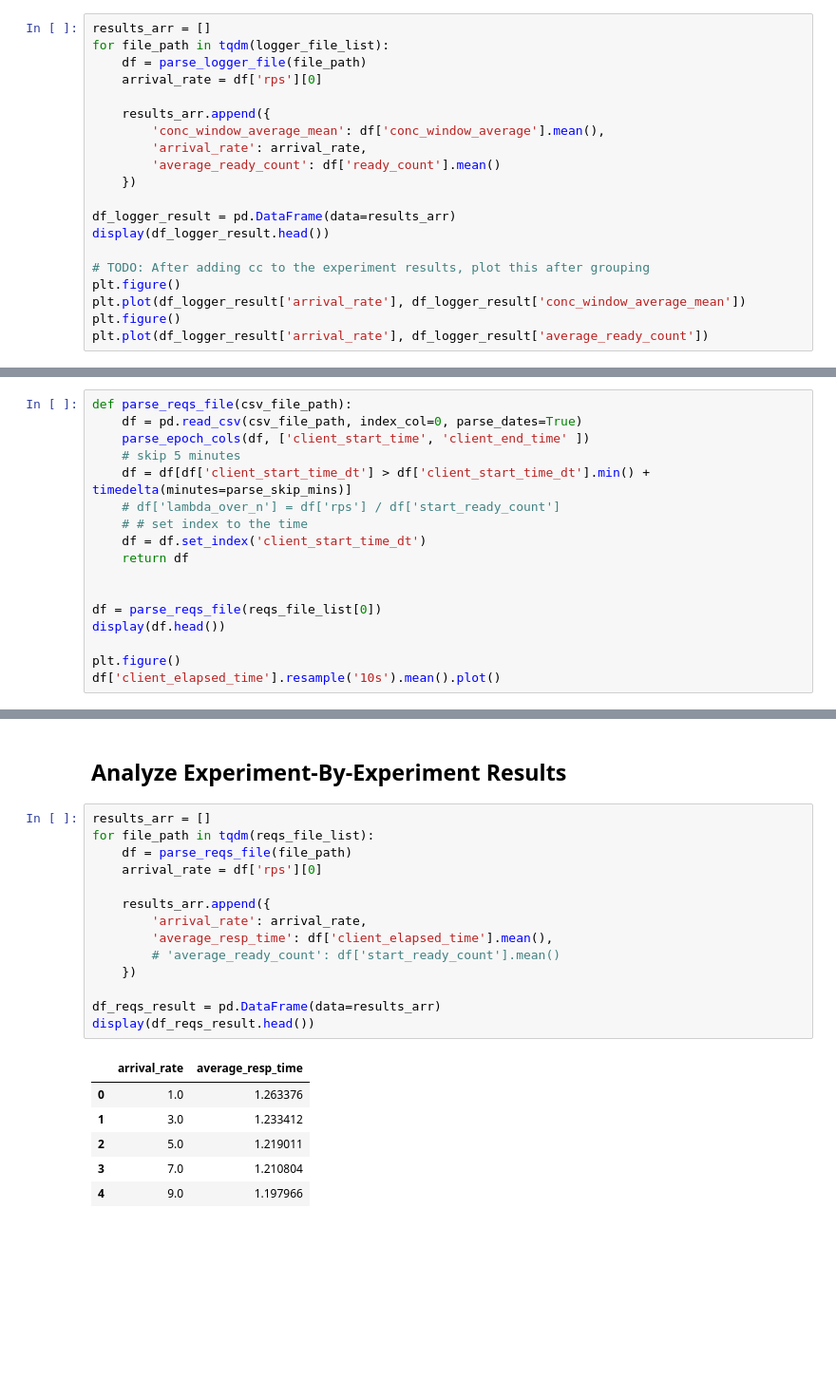
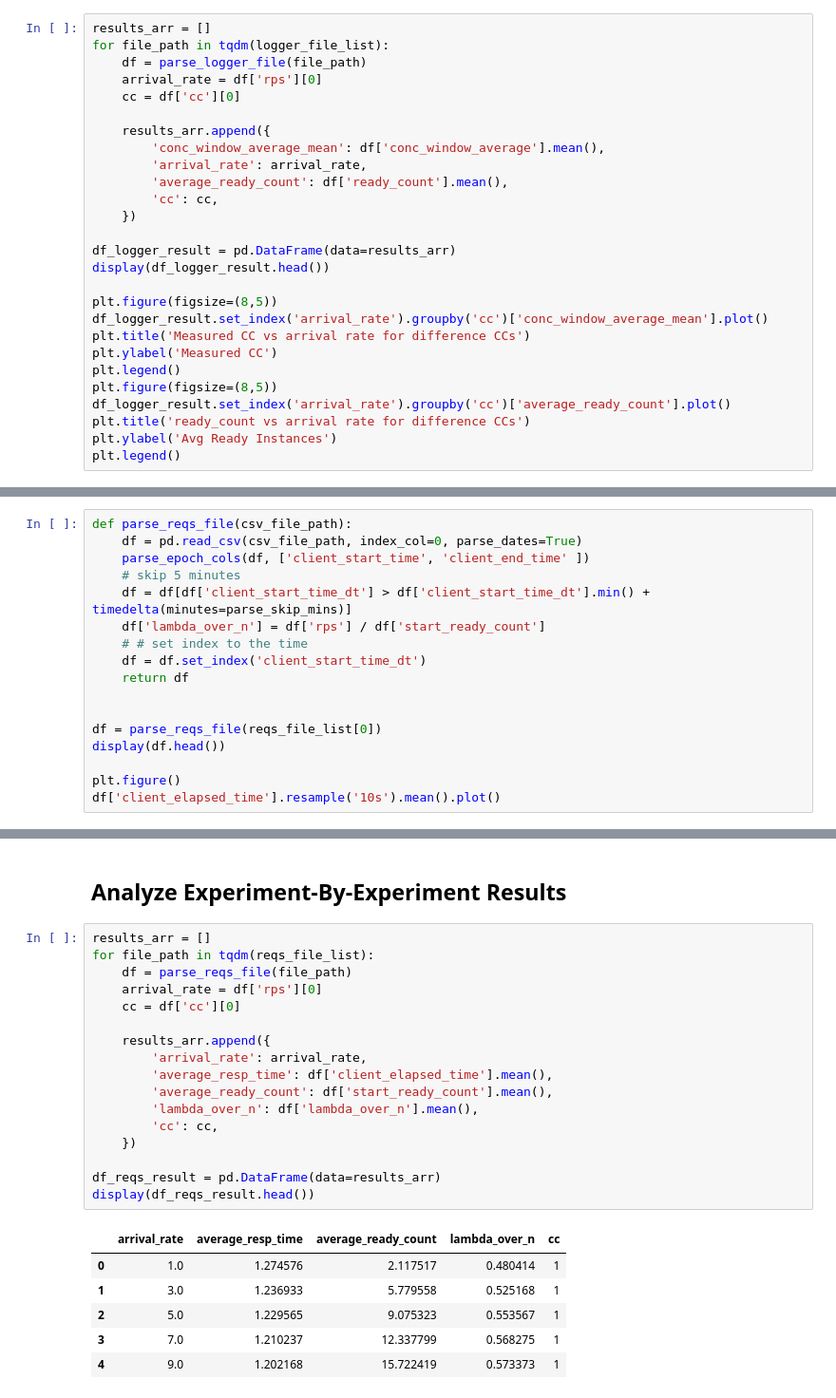
Before and after one commit to pacslab/conc-value-perf-modelling, a Jupyter notebook: experiments/experimenter/parse.ipynb, the cells around one changed output, grey strips where cells are left out. Shown at 95% size. Drawn from its saved outputs; the diff is of its cells as text; blank space fills up the shorter version.

```diff
--- a/experiments/experimenter/parse.ipynb
+++ b/experiments/experimenter/parse.ipynb
@@ -111,19 +111,26 @@ results_arr = []
 for file_path in tqdm(logger_file_list):
     df = parse_logger_file(file_path)
     arrival_rate = df['rps'][0]
+    cc = df['cc'][0]
 
     results_arr.append({
         'conc_window_average_mean': df['conc_window_average'].mean(),
         'arrival_rate': arrival_rate,
-        'average_ready_count': df['ready_count'].mean()
+        'average_ready_count': df['ready_count'].mean(),
+        'cc': cc,
     })
 
 df_logger_result = pd.DataFrame(data=results_arr)
 display(df_logger_result.head())
 
-# TODO: After adding cc to the experiment results, plot this after grouping
-plt.figure()
-plt.plot(df_logger_result['arrival_rate'], df_logger_result['conc_window_average_mean'])
-plt.figure()
-plt.plot(df_logger_result['arrival_rate'], df_logger_result['average_ready_count'])
+plt.figure(figsize=(8,5))
+df_logger_result.set_index('arrival_rate').groupby('cc')['conc_window_average_mean'].plot()
+plt.title('Measured CC vs arrival rate for difference CCs')
+plt.ylabel('Measured CC')
+plt.legend()
+plt.figure(figsize=(8,5))
+df_logger_result.set_index('arrival_rate').groupby('cc')['average_ready_count'].plot()
+plt.title('ready_count vs arrival rate for difference CCs')
+plt.ylabel('Avg Ready Instances')
+plt.legend()
 # %% [output]
@@ -212,7 +222,7 @@ def parse_reqs_file(csv_file_path):
     parse_epoch_cols(df, ['client_start_time', 'client_end_time' ])
     # skip 5 minutes
     df = df[df['client_start_time_dt'] > df['client_start_time_dt'].min() + timedelta(minutes=parse_skip_mins)]
-    # df['lambda_over_n'] = df['rps'] / df['start_ready_count']
+    df['lambda_over_n'] = df['rps'] / df['start_ready_count']
     # # set index to the time
     df = df.set_index('client_start_time_dt')
     return df
@@ -238,21 +248,24 @@ df['client_elapsed_time'].resample('10s').mean().plot()
 # %%
 results_arr = []
 for file_path in tqdm(reqs_file_list):
     df = parse_reqs_file(file_path)
     arrival_rate = df['rps'][0]
+    cc = df['cc'][0]
 
     results_arr.append({
         'arrival_rate': arrival_rate,
         'average_resp_time': df['client_elapsed_time'].mean(),
-        # 'average_ready_count': df['start_ready_count'].mean()
+        'average_ready_count': df['start_ready_count'].mean(),
+        'lambda_over_n': df['lambda_over_n'].mean(),
+        'cc': cc,
     })
 
 df_reqs_result = pd.DataFrame(data=results_arr)
 display(df_reqs_result.head())
 # %% [output]
-|  | arrival_rate | average_resp_time |
-| 0 | 1.0 | 1.263376 |
-| 1 | 3.0 | 1.233412 |
-| 2 | 5.0 | 1.219011 |
-| 3 | 7.0 | 1.210804 |
-| 4 | 9.0 | 1.197966 |
+|  | arrival_rate | average_resp_time | average_ready_count | lambda_over_n | cc |
+| 0 | 1.0 | 1.274576 | 2.117517 | 0.480414 | 1 |
+| 1 | 3.0 | 1.236933 | 5.779558 | 0.525168 | 1 |
+| 2 | 5.0 | 1.229565 | 9.075323 | 0.553567 | 1 |
+| 3 | 7.0 | 1.210237 | 12.337799 | 0.568275 | 1 |
+| 4 | 9.0 | 1.202168 | 15.722419 | 0.573373 | 1 |
```
Also changed, not shown: parts of 14 cells of this notebook.
